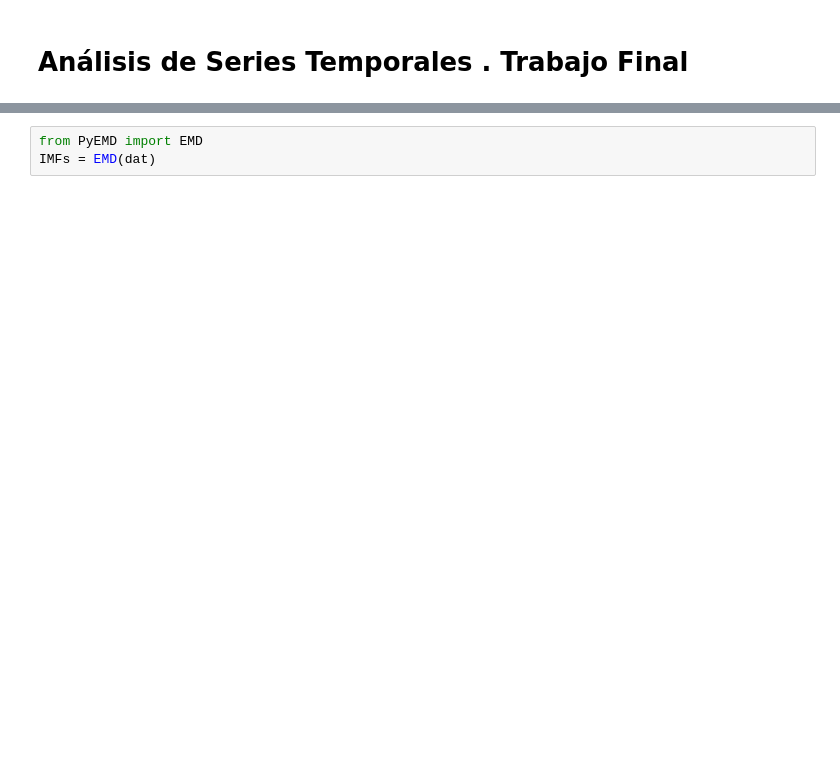
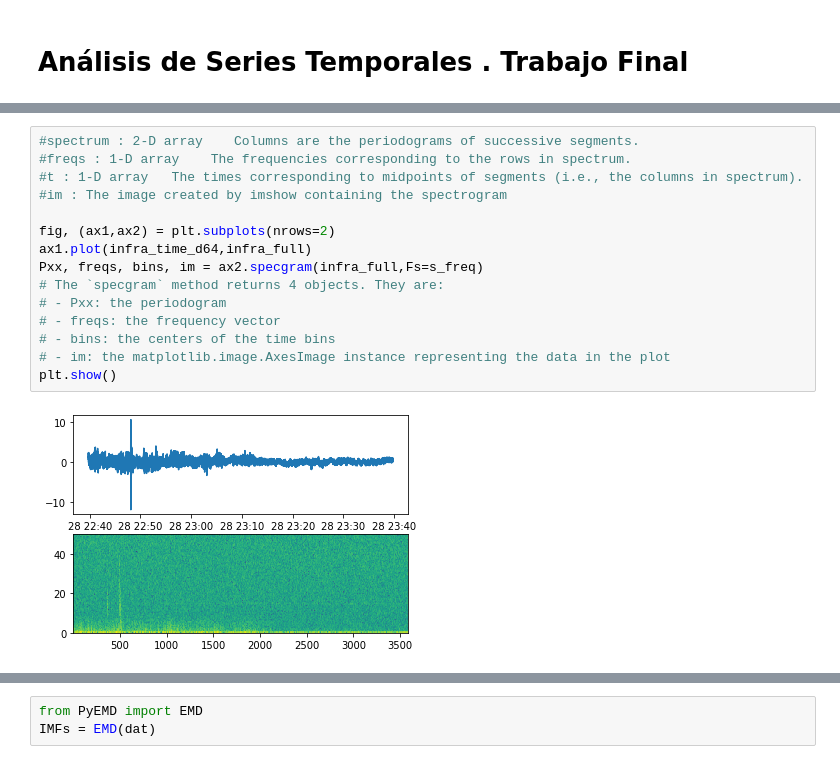
Before and after one commit to Spowrs/AST_Unsam, a Jupyter notebook: AST_final.ipynb, the cells around one changed output, grey strips where cells are left out. Drawn from its saved outputs; the diff is of its cells as text; blank space fills up the shorter version.

```diff
--- a/AST_final.ipynb
+++ b/AST_final.ipynb
@@ -293,0 +70,17 @@ plt.show()
+# %%
+#spectrum : 2-D array    Columns are the periodograms of successive segments.
+#freqs : 1-D array    The frequencies corresponding to the rows in spectrum.
+#t : 1-D array   The times corresponding to midpoints of segments (i.e., the columns in spectrum).
+#im : The image created by imshow containing the spectrogram
+
+fig, (ax1,ax2) = plt.subplots(nrows=2)
+ax1.plot(infra_time_d64,infra_full)
+Pxx, freqs, bins, im = ax2.specgram(infra_full,Fs=s_freq)
+# The `specgram` method returns 4 objects. They are:
+# - Pxx: the periodogram
+# - freqs: the frequency vector
+# - bins: the centers of the time bins
+# - im: the matplotlib.image.AxesImage instance representing the data in the plot
+plt.show()
+# %% [output]
+[figure, added]
```
Also changed, not shown: parts of 78 cells of this notebook.
